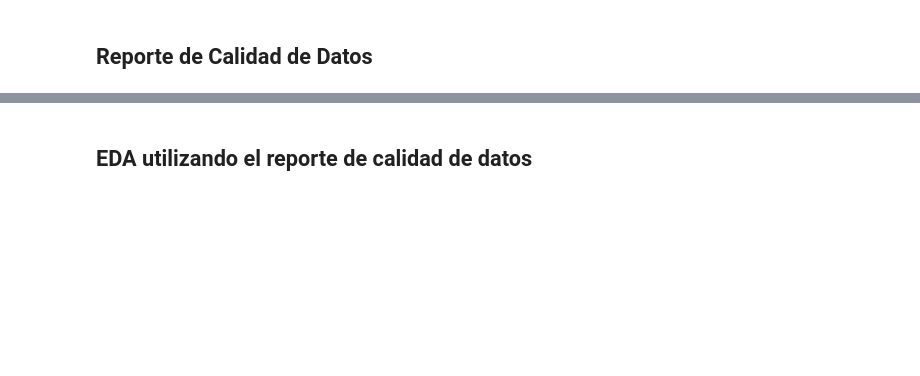
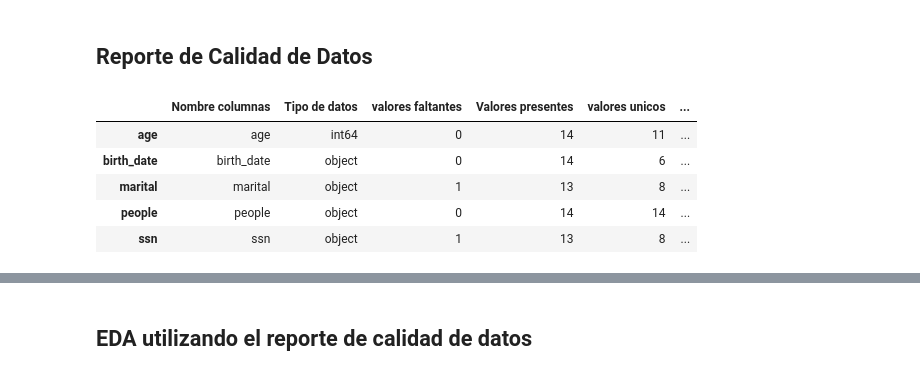
Before and after one commit to gdesirena/CDIN_O2024, a Jupyter notebook: Modulo1_Clase_Resuelta/3.- EDA.ipynb, the cells around one changed output, grey strips where cells are left out. Saved outputs shown, nothing was run; the diff lists cells and outputs as text; code cells hidden in the pictures; blank space fills up the shorter version.

```diff
--- a/Modulo1_Clase_Resuelta/3.- EDA.ipynb
+++ b/Modulo1_Clase_Resuelta/3.- EDA.ipynb
@@ -364,0 +540,9 @@ Name: people, dtype: object
+# %%
+dqr(dirty_df)
+# %% [output]
+|  | Nombre columnas | Tipo de datos | valores faltantes | Valores presentes | valores unicos | ... |
+| age | age | int64 | 0 | 14 | 11 | ... |
+| birth_date | birth_date | object | 0 | 14 | 6 | ... |
+| marital | marital | object | 1 | 13 | 8 | ... |
+| people | people | object | 0 | 14 | 14 | ... |
+| ssn | ssn | object | 1 | 13 | 8 | ... |
```
Also changed, not shown: parts of 14 cells of this notebook, 1 other file.
